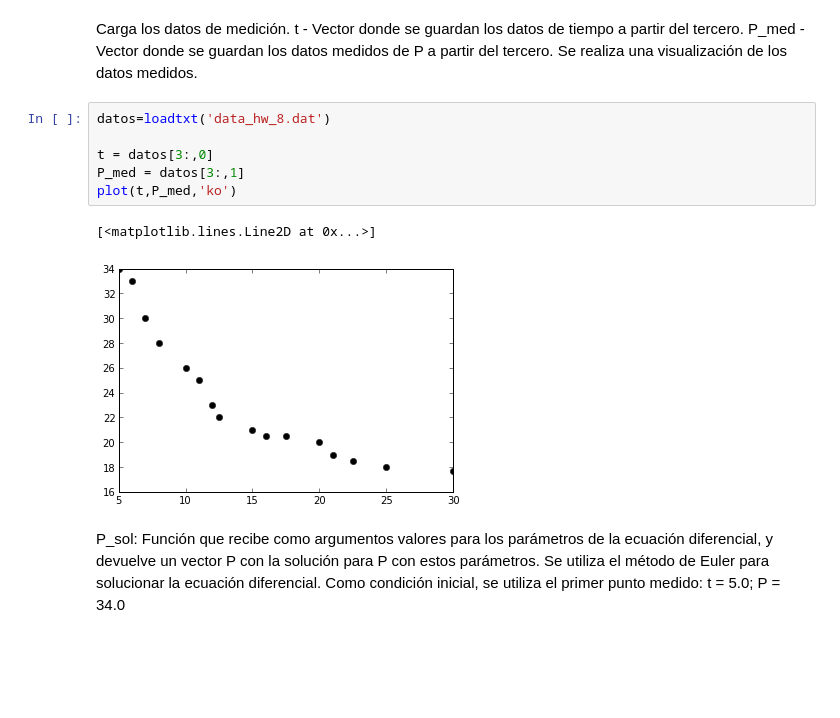
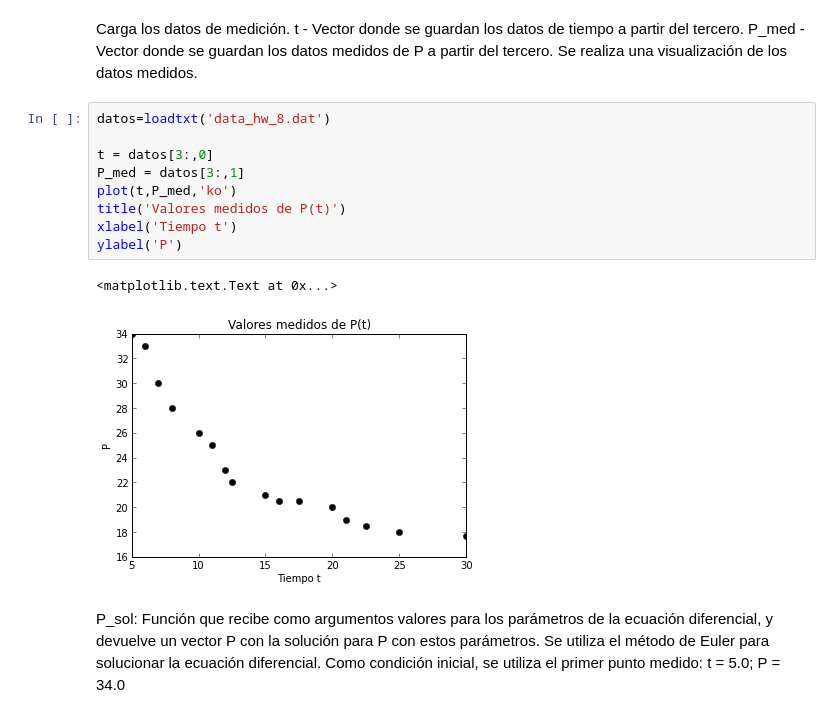
Before and after one commit to sebasolivaresn/Taller-8, a Jupyter notebook: MCMC.ipynb, the cells around one changed output. Drawn from its saved outputs; the diff is of its cells as text; blank space fills up the shorter version.

```diff
--- a/MCMC.ipynb
+++ b/MCMC.ipynb
@@ -11,12 +11,15 @@ Se realiza una visualización de los datos medidos.
 # %%
 datos=loadtxt('data_hw_8.dat')
 
 t = datos[3:,0]
 P_med = datos[3:,1]
 plot(t,P_med,'ko')
+title('Valores medidos de P(t)')
+xlabel('Tiempo t')
+ylabel('P')
 # %% [output]
-[<matplotlib.lines.Line2D at 0x...>]
+<matplotlib.text.Text at 0x...>
-[figure, old version]
+[figure, new version]
 # %% [markdown]
 P_sol: Función que recibe como argumentos valores para los parámetros de la ecuación diferencial, y devuelve un vector P con la solución para P con estos parámetros. Se utiliza el método de Euler para solucionar la ecuación diferencial. Como condición inicial, se utiliza el primer punto medido: t = 5.0; P = 34.0 </br>
 # %%
```
Also changed, not shown: parts of 15 cells of this notebook.
